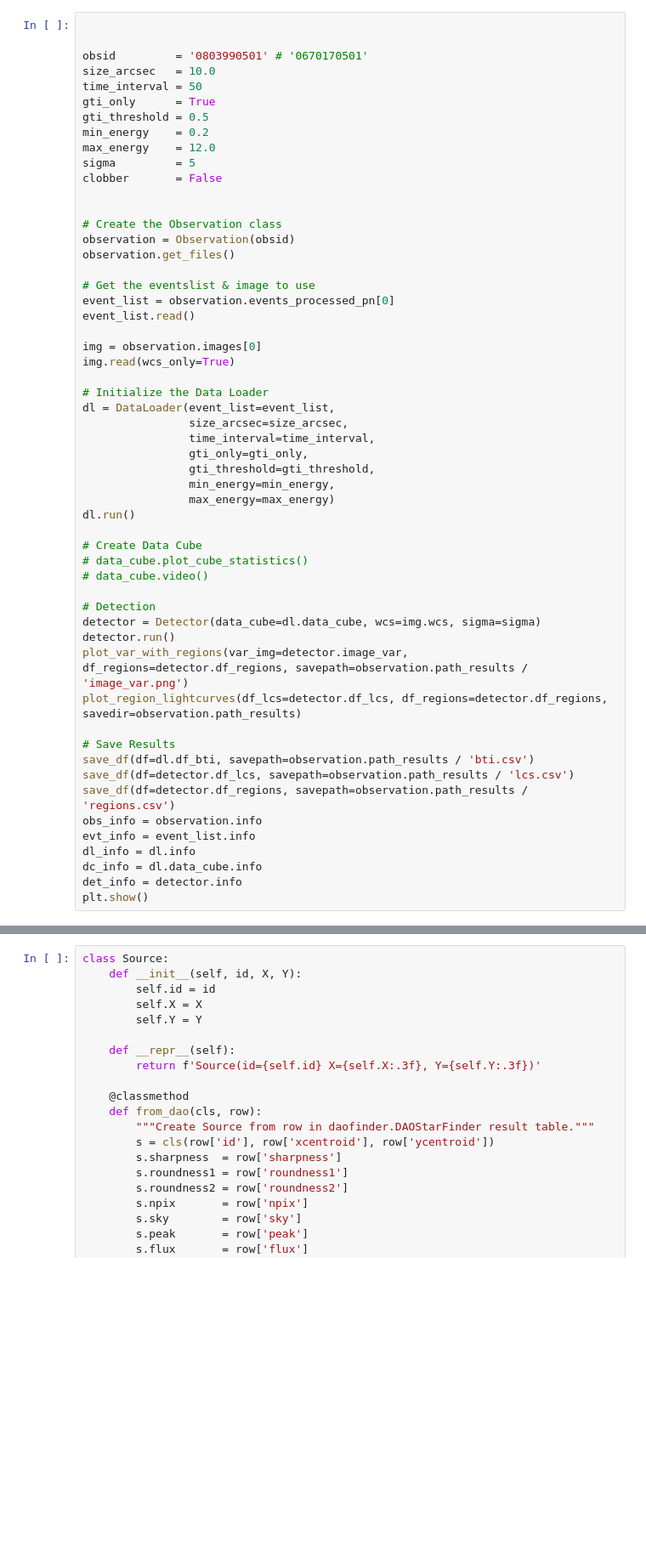
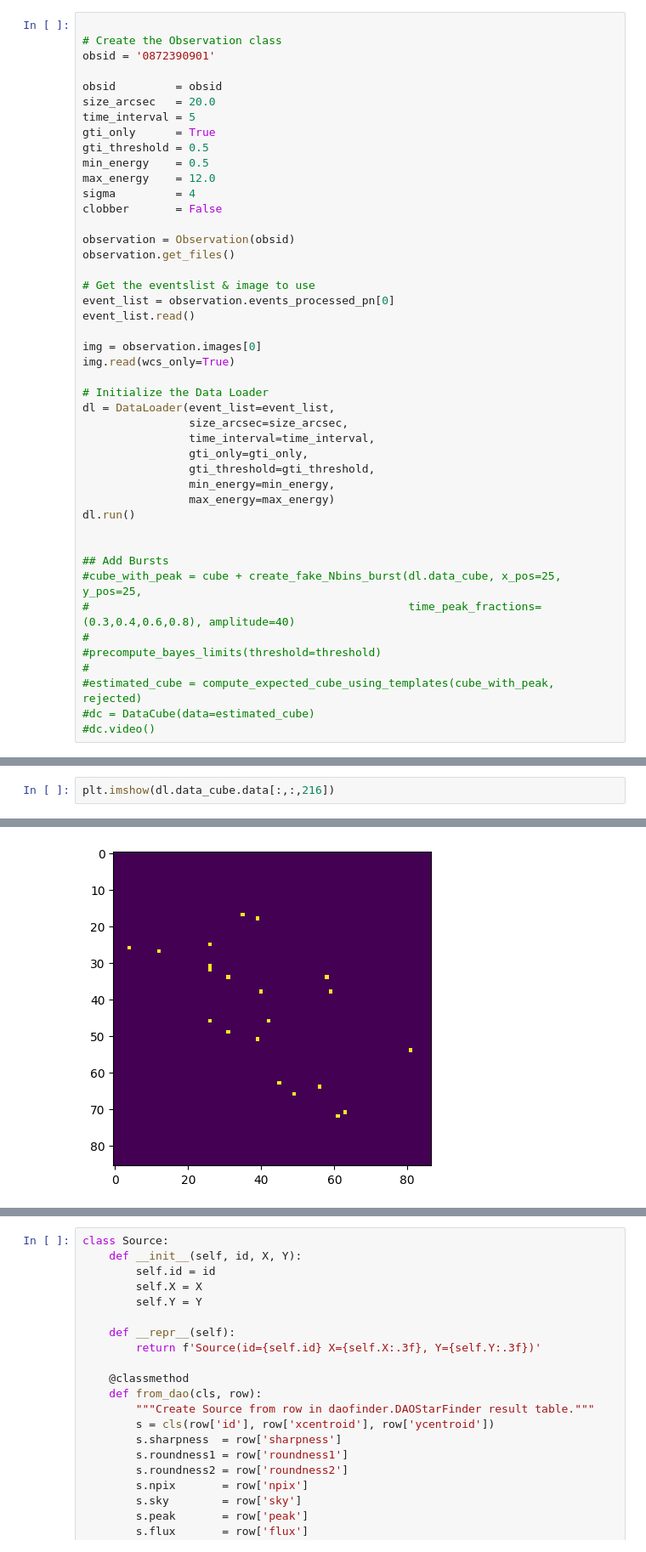
Before and after one commit to nx1/EXOD2, a Jupyter notebook: notebooks/source_finding.ipynb, the cells around one changed output, grey strips where cells are left out. Shown: that part at 85% size. Saved outputs shown, nothing was run; the diff lists cells and outputs as text; blank space fills up the shorter version.

```diff
--- a/notebooks/source_finding.ipynb
+++ b/notebooks/source_finding.ipynb
@@ -16,19 +16,19 @@ from photutils.aperture import CircularAperture
 from astropy.stats import sigma_clipped_stats
 # %%
 
+# Create the Observation class
+obsid = '0872390901'
 
-obsid         = '0803990501' # '0670170501'
-size_arcsec   = 10.0
-time_interval = 50
+obsid         = obsid
+size_arcsec   = 20.0
+time_interval = 5
 gti_only      = True
 gti_threshold = 0.5
-min_energy    = 0.2
+min_energy    = 0.5
 max_energy    = 12.0
-sigma         = 5
+sigma         = 4
 clobber       = False
 
-
-# Create the Observation class
 observation = Observation(obsid)
 observation.get_files()
 
@@ -49,23 +49,13 @@ dl = DataLoader(event_list=event_list,
                 max_energy=max_energy)
 dl.run()
 
-# Create Data Cube
-# data_cube.plot_cube_statistics()
-# data_cube.video()
 
-# Detection
-detector = Detector(data_cube=dl.data_cube, wcs=img.wcs, sigma=sigma)
-detector.run()
-plot_var_with_regions(var_img=detector.image_var, df_regions=detector.df_regions, savepath=observation.path_results / 'image_var.png')
-plot_region_lightcurves(df_lcs=detector.df_lcs, df_regions=detector.df_regions, savedir=observation.path_results)
-
-# Save Results
-save_df(df=dl.df_bti, savepath=observation.path_results / 'bti.csv')
-save_df(df=detector.df_lcs, savepath=observation.path_results / 'lcs.csv')
-save_df(df=detector.df_regions, savepath=observation.path_results / 'regions.csv')
-obs_info = observation.info
-evt_info = event_list.info
-dl_info = dl.info
-dc_info = dl.data_cube.info
-det_info = detector.info
-plt.show()
+## Add Bursts
+#cube_with_peak = cube + create_fake_Nbins_burst(dl.data_cube, x_pos=25, y_pos=25,
+#                                                time_peak_fractions=(0.3,0.4,0.6,0.8), amplitude=40)
+#
+#precompute_bayes_limits(threshold=threshold)
+#
+#estimated_cube = compute_expected_cube_using_templates(cube_with_peak, rejected)
+#dc = DataCube(data=estimated_cube)
+#dc.video()
@@ -71,0 +71,3 @@ plt.show()
+# %%
+plt.imshow(dl.data_cube.data[:,:,216])
+# %% [output]
@@ -71,0 +75 @@ plt.show()
+[figure, added]
```
Also changed, not shown: parts of 17 cells of this notebook, 16 other files.
